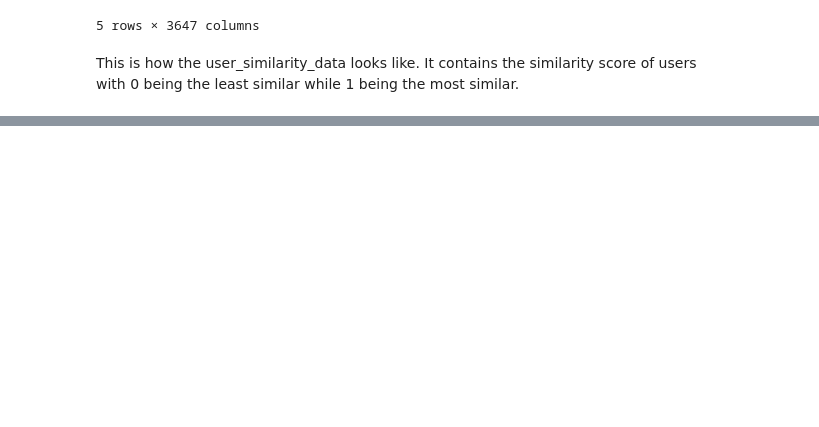
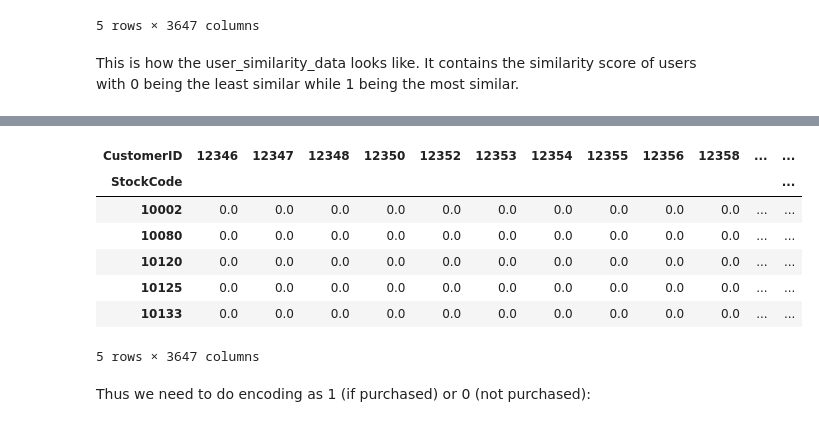
Before and after one commit to LeonardoSMSoares/Recommender-Systems-with-Python, a Jupyter notebook: Applied Recommender Systems with Python/Ch5 - Collaborative Filtering Part 2.ipynb, the cells around one changed output, grey strips where cells are left out. Cells and saved outputs as stored; diff of their text form; code cells hidden in the pictures; blank space fills up the shorter version.

```diff
--- a/Applied Recommender Systems with Python/Ch5 - Collaborative Filtering Part 2.ipynb
+++ b/Applied Recommender Systems with Python/Ch5 - Collaborative Filtering Part 2.ipynb
@@ -214,0 +322,15 @@ This is how the user_similarity_data looks like. It contains the similarity scor
+# %%
+items_purchase_df = (data1.groupby(['StockCode','CustomerID'])['Quantity'].sum().unstack().reset_index().fillna(0).set_index('StockCode'))
+
+items_purchase_df.head()
+# %% [output]
+| CustomerID | 12346 | 12347 | 12348 | 12350 | 12352 | 12353 | 12354 | 12355 | 12356 | 12358 | ... | ... |
+| StockCode |  |  |  |  |  |  |  |  |  |  |  | ... |
+| 10002 | 0.0 | 0.0 | 0.0 | 0.0 | 0.0 | 0.0 | 0.0 | 0.0 | 0.0 | 0.0 | ... | ... |
+| 10080 | 0.0 | 0.0 | 0.0 | 0.0 | 0.0 | 0.0 | 0.0 | 0.0 | 0.0 | 0.0 | ... | ... |
+| 10120 | 0.0 | 0.0 | 0.0 | 0.0 | 0.0 | 0.0 | 0.0 | 0.0 | 0.0 | 0.0 | ... | ... |
+| 10125 | 0.0 | 0.0 | 0.0 | 0.0 | 0.0 | 0.0 | 0.0 | 0.0 | 0.0 | 0.0 | ... | ... |
+| 10133 | 0.0 | 0.0 | 0.0 | 0.0 | 0.0 | 0.0 | 0.0 | 0.0 | 0.0 | 0.0 | ... | ... |
+5 rows × 3647 columns
+# %% [markdown]
+Thus we need to do encoding as 1 (if purchased) or 0 (not purchased):
```
Also changed, not shown: parts of 19 cells of this notebook.
